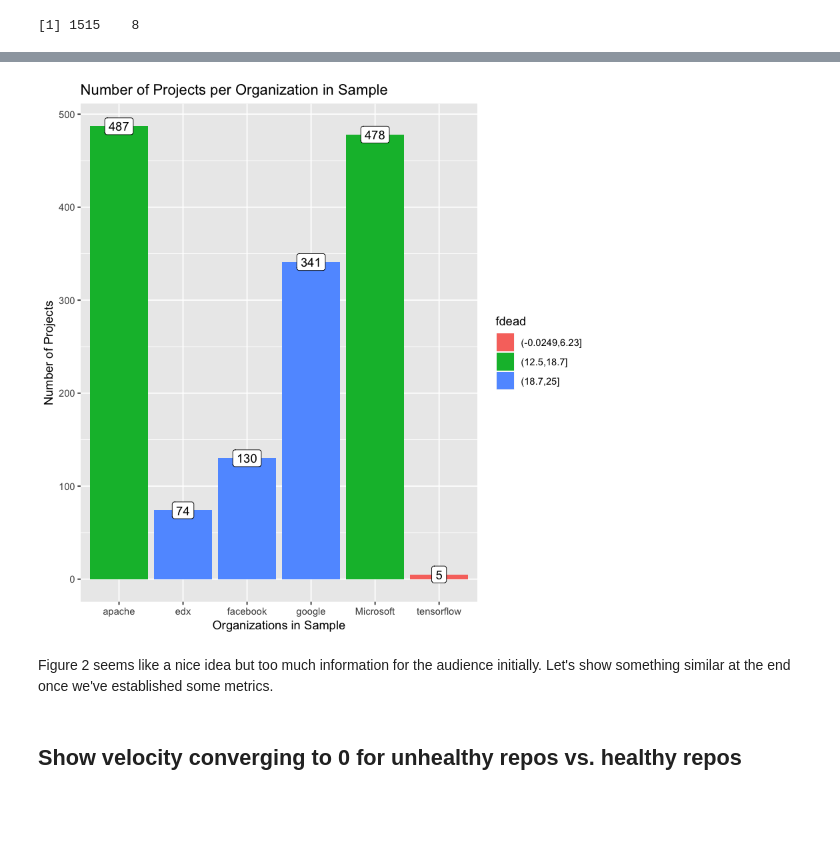
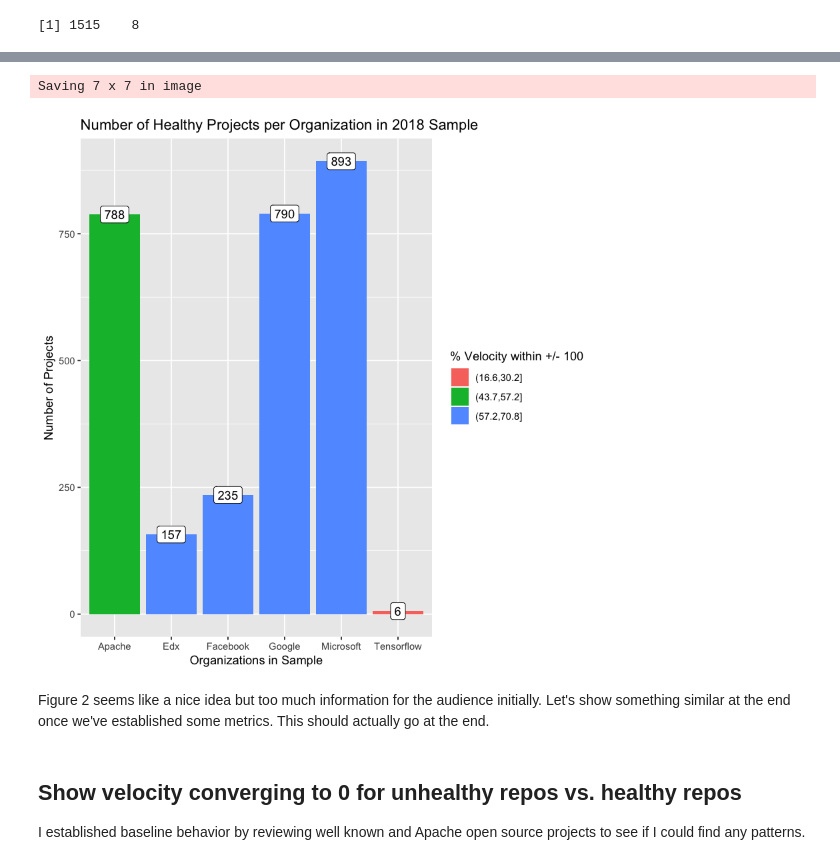
Before and after one commit to tbonza/EDS19, a Jupyter notebook: project/FinalReport.ipynb, the cells around one changed output, grey strips where cells are left out. Saved outputs shown, nothing was run; the diff lists cells and outputs as text; code cells hidden in the pictures; blank space fills up the shorter version.

Commit message:
added healthy projects figure f2

```diff
--- a/project/FinalReport.ipynb
+++ b/project/FinalReport.ipynb
@@ -170,3 +180,6 @@ minimal_projs <- df_target %>% filter(ts == 2018) %>% mutate(minimal =  lines_ad
 dim(minimal_projs)
 # %% [output]
 [1] 1515    8
+# %%
+all_projs <- df_target %>% select(owner_name, project_name) %>% unique()
+dim(all_projs)
@@ -172,0 +188,7 @@ dim(minimal_projs)
+# %%
+full_list <- minimal_projs %>%
+                select(-X1) %>%
+                full_join(all_projs,
+                          by=c("owner_name" = "owner_name", "project_name" = "project_name"))
+
+dim(full_list)[1] == dim(all_projs)[1]
@@ -172,0 +202,12 @@ dim(minimal_projs)
+# %%
+# Get all projects in 2018 irrespective of commits present
+
+full_imp_list <- full_list %>%
+                mutate(
+                    ts = ifelse(is.na(ts), 2018, ts),
+                    minimal = ifelse(is.na(minimal), TRUE, minimal),
+                    lines_added = ifelse(is.na(lines_added), 0, lines_added),
+                    lines_deleted = ifelse(is.na(lines_deleted), 0, lines_deleted),
+                    velocity = ifelse(is.na(velocity), 0, velocity)
+                )
+summary(full_imp_list$minimal)
@@ -172,0 +217,9 @@ dim(minimal_projs)
+# %%
+orgmove <- full_imp_list %>%
+            group_by(owner_name) %>%
+            summarize(n = n(), dead = sum(minimal)) %>%
+            ungroup() %>%
+            mutate(fdead = cut(dead/n * 100, breaks=4),
+                  owner_name = str_to_title(owner_name))
+
+head(orgmove)
@@ -173,20 +234,21 @@ dim(minimal_projs)
 # %%
-orgmove <- minimal_projs %>%
-            group_by(owner_name) %>%
-            summarize(n = n(), dead = sum(minimal, na.rm=TRUE)) %>%
-            ungroup() %>%
-            mutate(fdead = cut(dead/n * 100, breaks=4))
-
 f2 <- ggplot(orgmove, aes(owner_name, n, fill=fdead)) + geom_col() +
         geom_label(aes(label=n), fill='white') +
-        labs(title='Number of Projects per Organization in Sample',
+        labs(title='Number of Healthy Projects per Organization in 2018 Sample',
              y='Number of Projects',
-             x='Organizations in Sample')
+             x='Organizations in Sample',
+             fill='% Velocity within +/- 100')
+ggsave('imgs/f2.png')
 f2
 # %% [output]
+Saving 7 x 7 in image
-[figure, old version]
+[figure, new version]
 # %% [markdown]
 Figure 2 seems like a nice idea but too much information for the audience initially.
-Let's show something similar at the end once we've established some metrics.
+Let's show something similar at the end once we've established some metrics. This
+should actually go at the end.
 # %% [markdown]
 ## Show velocity converging to 0 for unhealthy repos vs. healthy repos
+
+I established baseline behavior by reviewing well known and Apache open
+source projects to see if I could find any patterns.
```
Also changed, not shown: parts of 9 cells of this notebook.
